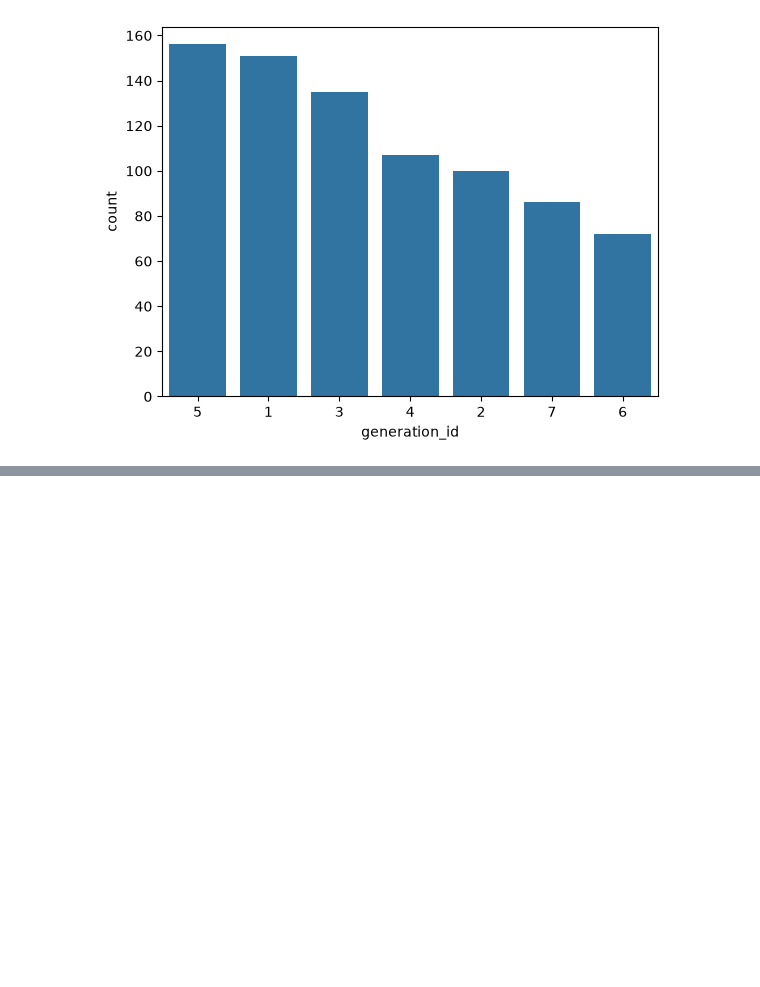
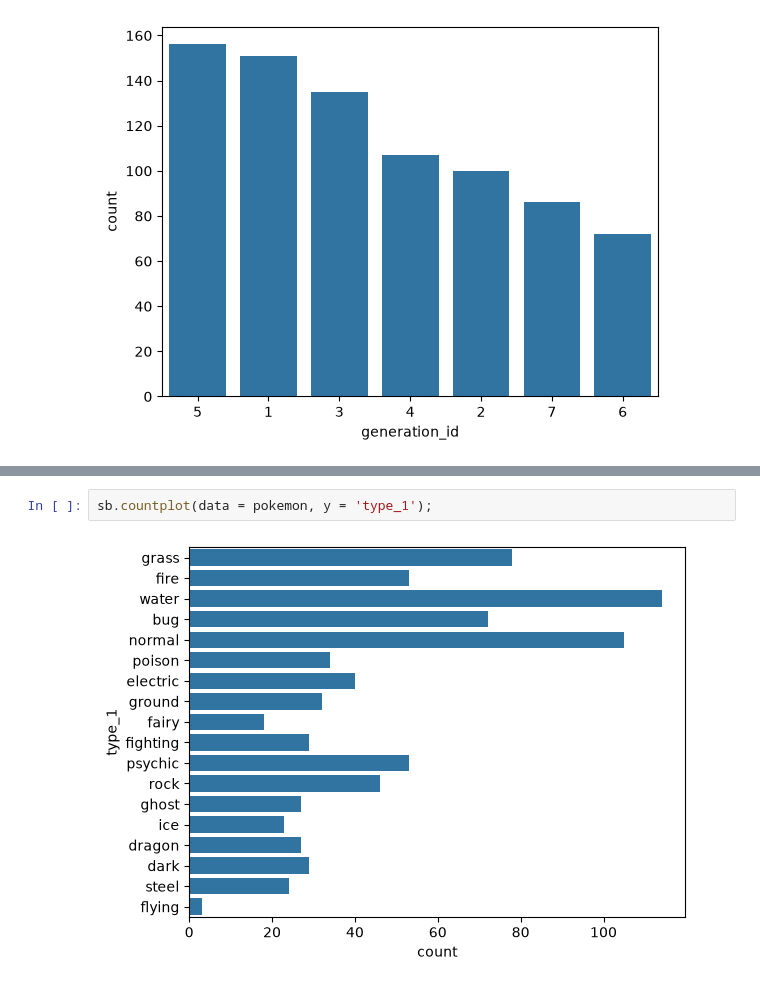
Before and after one commit to jjacque1/Learning-Numpy-in-JupyterNotebooks, a Jupyter notebook: bar_chart.ipynb, the cells around one changed output, grey strips where cells are left out. Cells and saved outputs as stored; diff of their text form; blank space fills up the shorter version.

```diff
--- a/bar_chart.ipynb
+++ b/bar_chart.ipynb
@@ -37,0 +52,4 @@ sb.countplot(data = pokemon, x = 'generation_id', color=base_color, order=gen_or
+# %%
+sb.countplot(data = pokemon, y = 'type_1');
+# %% [output]
+[figure, added]
```
Also changed, not shown: parts of 38 cells of this notebook.
